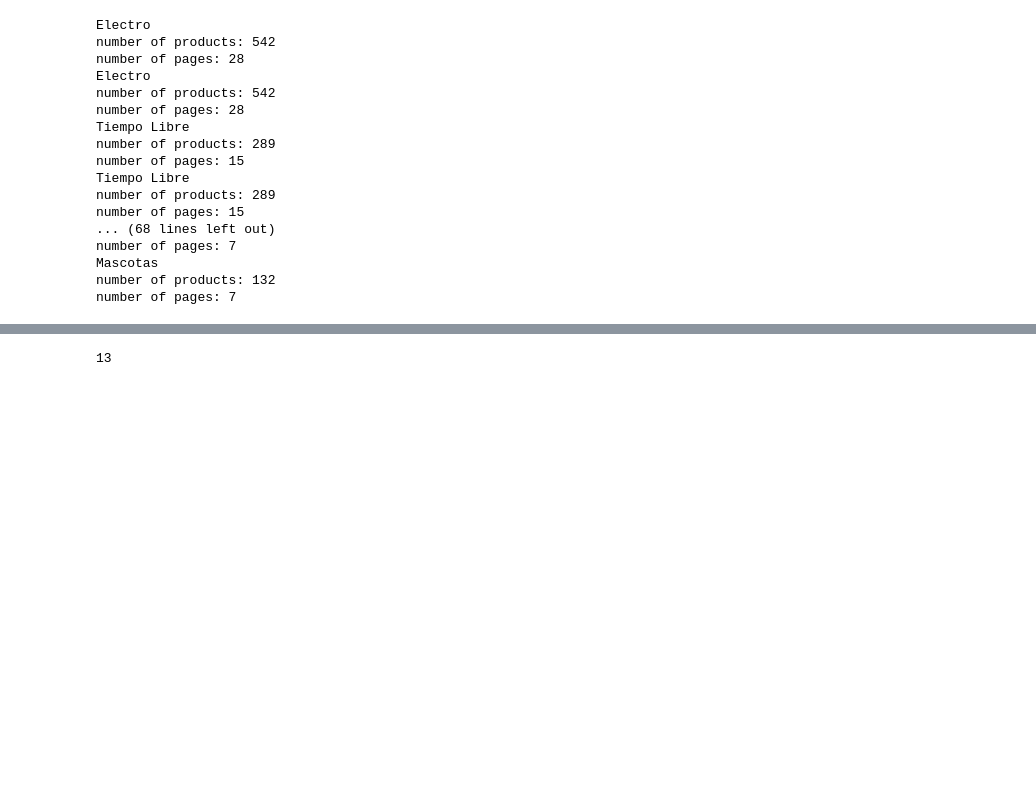
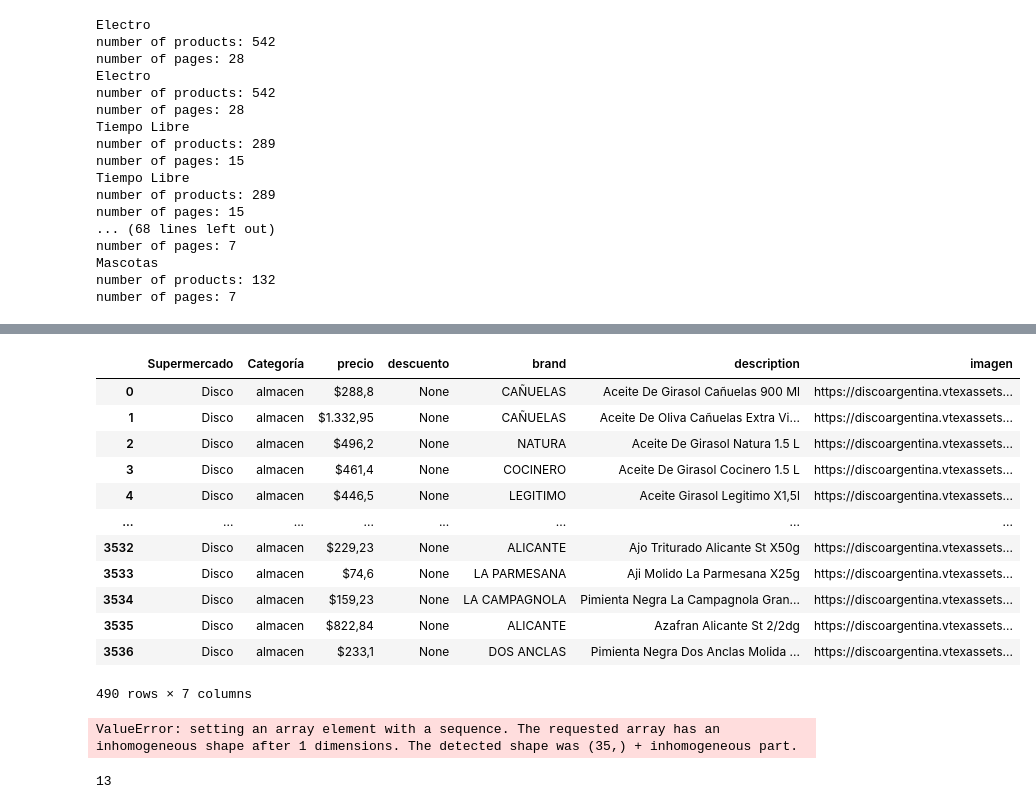
Before and after one commit to AgustinCdeCelis/market_project, a Jupyter notebook: working_files/disco.ipynb, the cells around one changed output, grey strips where cells are left out. Saved outputs shown, nothing was run; the diff lists cells and outputs as text; code cells hidden in the pictures; blank space fills up the shorter version.

Commit message:
almost finished disco

```diff
--- a/working_files/disco.ipynb
+++ b/working_files/disco.ipynb
@@ -524,0 +570,3 @@ full_link_except
+# %%
+df= pd.DataFrame(data)
+df.duplicated()
@@ -524,0 +586,16 @@ full_link_except
+# %%
+df.drop_duplicates()
+# %% [output]
+|  | Supermercado | Categoría | precio | descuento | brand | description | imagen |
+| 0 | Disco | almacen | $288,8 | None | CAÑUELAS | Aceite De Girasol Cañuelas 900 Ml | https://discoargentina.vtexassets... |
+| 1 | Disco | almacen | $1.332,95 | None | CAÑUELAS | Aceite De Oliva Cañuelas Extra Vi... | https://discoargentina.vtexassets... |
+| 2 | Disco | almacen | $496,2 | None | NATURA | Aceite De Girasol Natura 1.5 L | https://discoargentina.vtexassets... |
+| 3 | Disco | almacen | $461,4 | None | COCINERO | Aceite De Girasol Cocinero 1.5 L | https://discoargentina.vtexassets... |
+| 4 | Disco | almacen | $446,5 | None | LEGITIMO | Aceite Girasol Legitimo X1,5l | https://discoargentina.vtexassets... |
+| ... | ... | ... | ... | ... | ... | ... | ... |
+| 3532 | Disco | almacen | $229,23 | None | ALICANTE | Ajo Triturado Alicante St X50g | https://discoargentina.vtexassets... |
+| 3533 | Disco | almacen | $74,6 | None | LA PARMESANA | Aji Molido La Parmesana X25g | https://discoargentina.vtexassets... |
+| 3534 | Disco | almacen | $159,23 | None | LA CAMPAGNOLA | Pimienta Negra La Campagnola Gran... | https://discoargentina.vtexassets... |
+| 3535 | Disco | almacen | $822,84 | None | ALICANTE | Azafran Alicante St 2/2dg | https://discoargentina.vtexassets... |
+| 3536 | Disco | almacen | $233,1 | None | DOS ANCLAS | Pimienta Negra Dos Anclas Molida ... | https://discoargentina.vtexassets... |
+490 rows × 7 columns
@@ -525,3 +608,7 @@ full_link_except
+# %%
+pd.DataFrame(df)
+# %% [output]
+ValueError: setting an array element with a sequence. The requested array has an inhomogeneous shape after 1 dimensions. The detected shape was (35,) + inhomogeneous part.
 # %%
 len(full_links)
 # %% [output]
```
Also changed, not shown: parts of 7 cells of this notebook, 5 other files.
